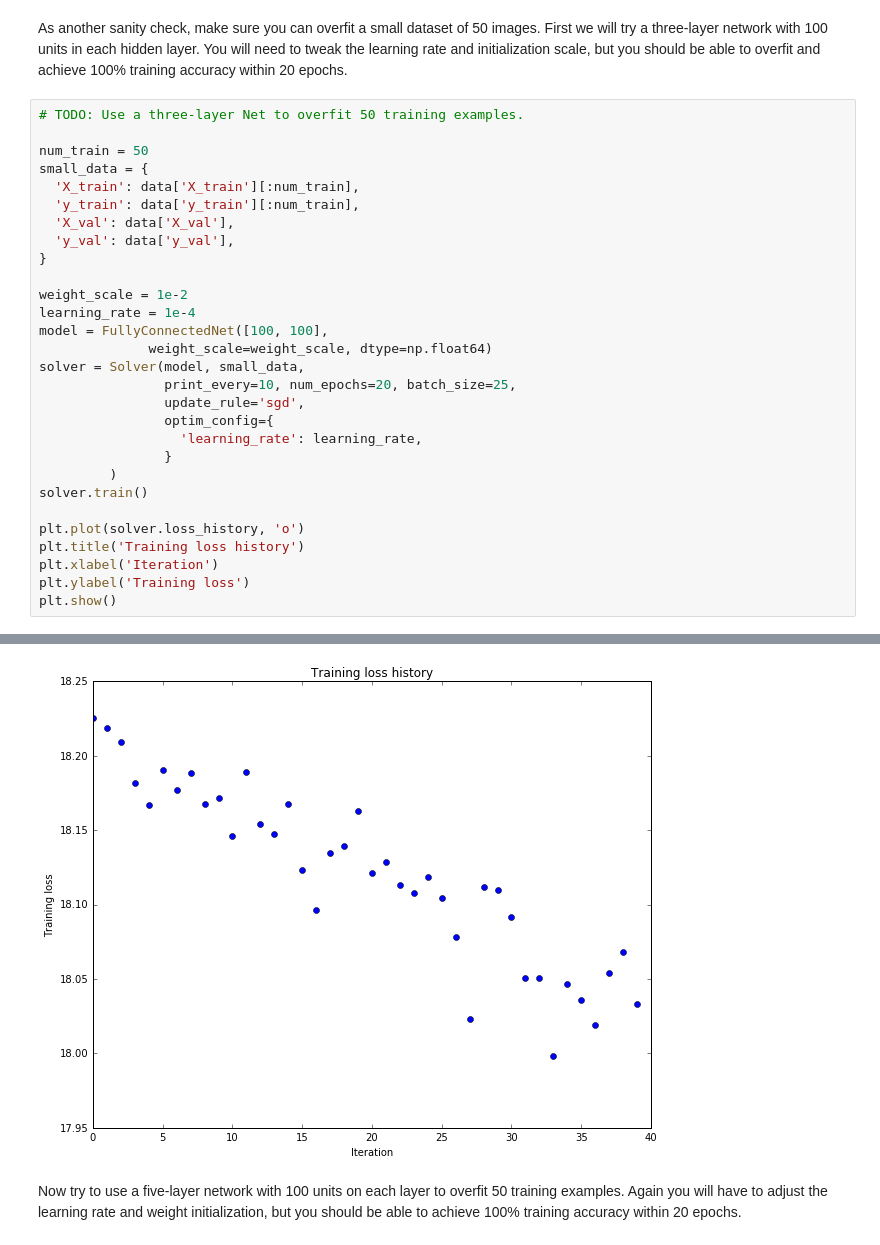
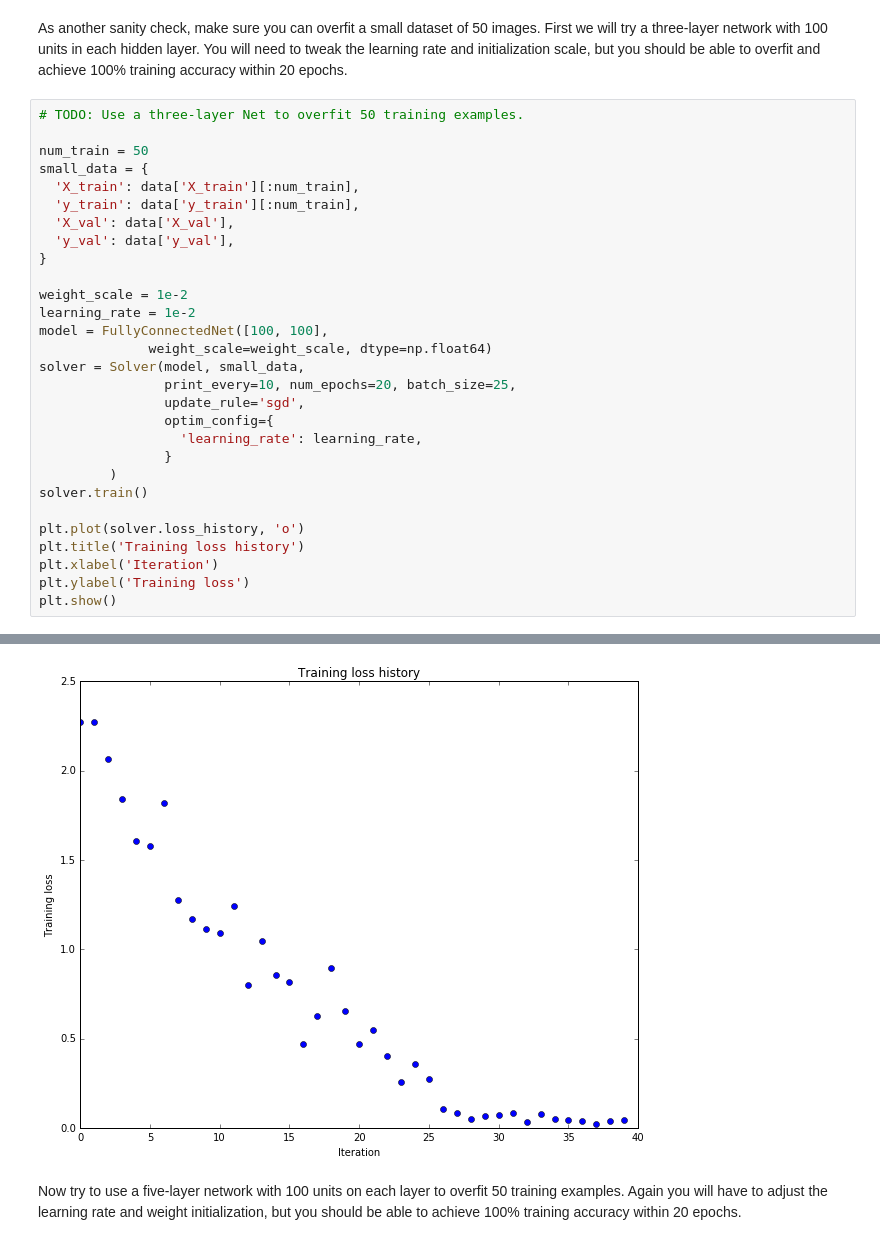
Before and after one commit to Julius0615/cs294_129, a Jupyter notebook: assignment2/FullyConnectedNets.ipynb, the cells around one changed output, grey strips where cells are left out. Saved outputs shown, nothing was run; the diff lists cells and outputs as text.

```diff
--- a/assignment2/FullyConnectedNets.ipynb
+++ b/assignment2/FullyConnectedNets.ipynb
@@ -427,7 +427,7 @@ small_data = {
 }
 
 weight_scale = 1e-2
-learning_rate = 1e-4
+learning_rate = 1e-2
 model = FullyConnectedNet([100, 100],
               weight_scale=weight_scale, dtype=np.float64)
 solver = Solver(model, small_data,
@@ -465,4 +465,4 @@ plt.show()
-[figure, old version]
+[figure, new version]
 # %% [markdown]
 Now try to use a five-layer network with 100 units on each layer to overfit 50 training examples. Again you will have to adjust the learning rate and weight initialization, but you should be able to achieve 100% training accuracy within 20 epochs.
 # %%
```
Also changed, not shown: parts of 13 cells of this notebook, 4 other files.
